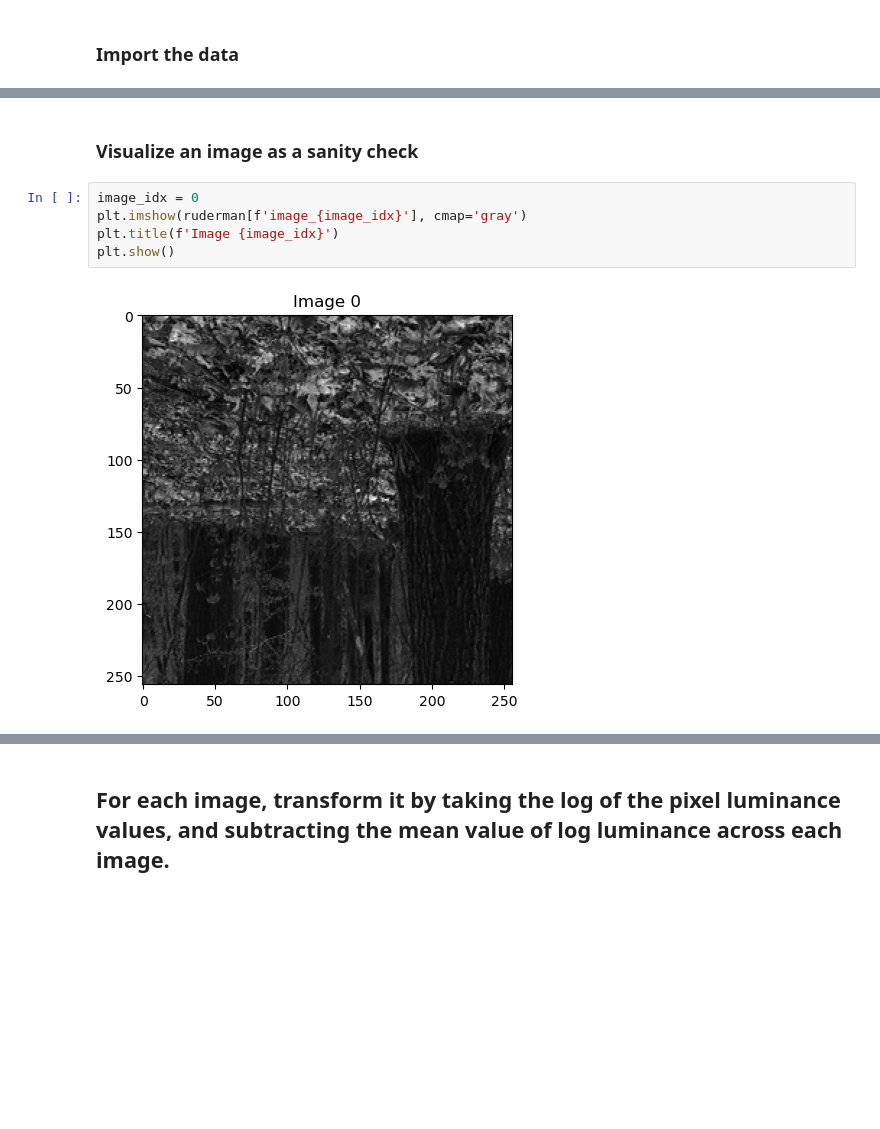
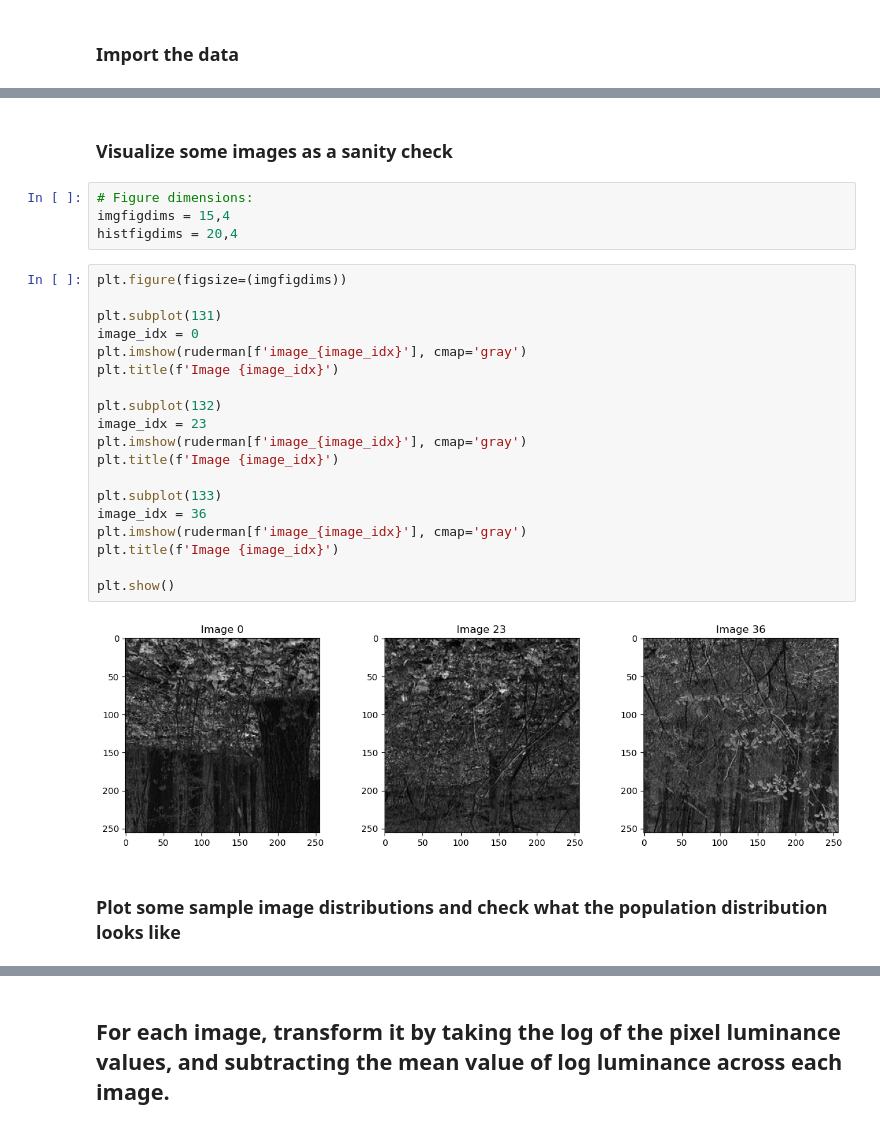
Before and after one commit to acumpelik/DSSC23, a Jupyter notebook: DSSC23-Homework5-Andrea_Cumpelik.ipynb, the cells around one changed output, grey strips where cells are left out. Cells and saved outputs as stored; diff of their text form; blank space fills up the shorter version.

Commit message:
made subplots instead of individual image plots for all images and distributions. plotted distance from the mean.

```diff
--- a/DSSC23-Homework5-Andrea_Cumpelik.ipynb
+++ b/DSSC23-Homework5-Andrea_Cumpelik.ipynb
@@ -32,9 +47,29 @@ for file in range(len(fnames)):
 # %% [markdown]
-### Visualize an image as a sanity check
+### Visualize some images as a sanity check
+# %%
+# Figure dimensions:
+imgfigdims = 15,4
+histfigdims = 20,4
 # %%
+plt.figure(figsize=(imgfigdims))
+
+plt.subplot(131)
 image_idx = 0
 plt.imshow(ruderman[f'image_{image_idx}'], cmap='gray')
 plt.title(f'Image {image_idx}')
+
+plt.subplot(132)
+image_idx = 23
+plt.imshow(ruderman[f'image_{image_idx}'], cmap='gray')
+plt.title(f'Image {image_idx}')
+
+plt.subplot(133)
+image_idx = 36
+plt.imshow(ruderman[f'image_{image_idx}'], cmap='gray')
+plt.title(f'Image {image_idx}')
+
 plt.show()
 # %% [output]
-[figure, old version]
+[figure, new version]
+# %% [markdown]
+### Plot some sample image distributions and check what the population distribution looks like
```
Also changed, not shown: parts of 22 cells of this notebook.
